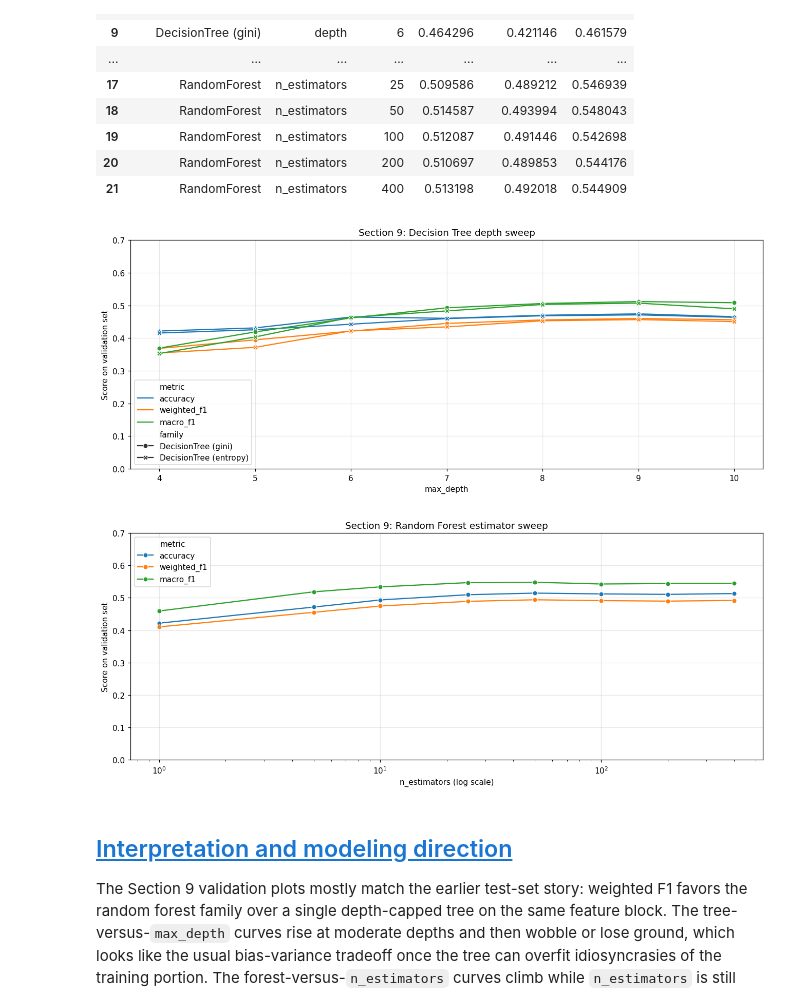
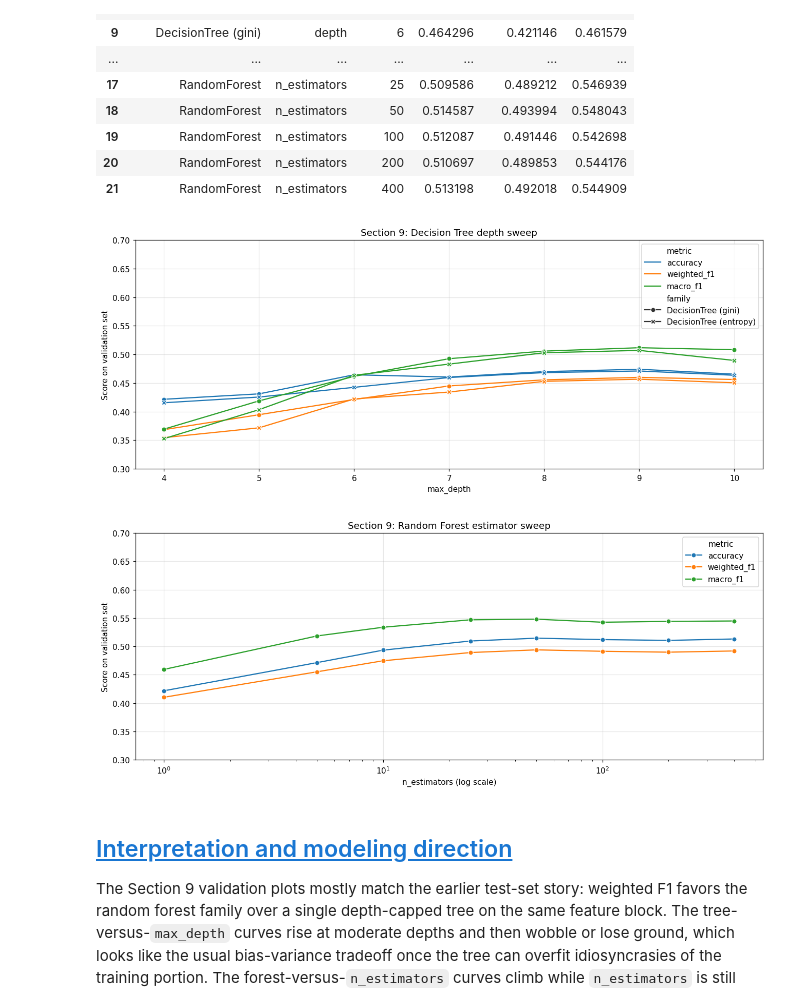
Before and after one commit to 7u4n10/ml-music-class, a Jupyter notebook: notebooks/project_part_3_Team_#.ipynb, the cells around one changed output. Cells and saved outputs as stored; diff of their text form; code cells hidden in the pictures.

Commit message:
Part 3: Reduce range of Section 9 graphs

```diff
--- a/notebooks/project_part_3_Team_#.ipynb
+++ b/notebooks/project_part_3_Team_#.ipynb
@@ -811,32 +811,32 @@ display(sweep_df.sort_values(["family", "x_value"]).reset_index(drop=True))
 # %%
 # Plot 1: Decision tree depth curves
 dt_df = sweep_df[sweep_df["family"].str.contains("DecisionTree")].copy()
 dt_long = dt_df.melt(
     id_vars=["family", "x_name", "x_value"],
     value_vars=["accuracy", "weighted_f1", "macro_f1"],
     var_name="metric",
     value_name="score",
 )
 
 plt.figure(figsize=(12, 5), dpi=DPI)
 sns.lineplot(
     data=dt_long,
     x="x_value",
     y="score",
     hue="metric",
     style="family",
     markers=True,
     dashes=False,
 )
 plt.title("Section 9: Decision Tree depth sweep")
 plt.xlabel("max_depth")
 plt.ylabel("Score on validation set")
-plt.ylim(0, 0.7)
+plt.ylim(0.3, 0.7)
 plt.grid(alpha=0.3)
 plt.tight_layout()
 plt.show()
 # %% [output]
-[figure, old version]
+[figure, new version]
 # %%
 # Plot 2: Random forest estimator curves
 rf_df = sweep_df[sweep_df["family"] == "RandomForest"].copy()
@@ -859,12 +859,12 @@ plt.xscale("log")
 plt.title("Section 9: Random Forest estimator sweep")
 plt.xlabel("n_estimators (log scale)")
 plt.ylabel("Score on validation set")
-plt.ylim(0, 0.7)
+plt.ylim(0.3, 0.7)
 plt.grid(alpha=0.3)
 plt.tight_layout()
 plt.show()
 # %% [output]
-[figure, old version]
+[figure, new version]
 # %% [markdown]
 ## <a id='toc10_1'></a>[Interpretation and modeling direction](#toc0_)
 
```
